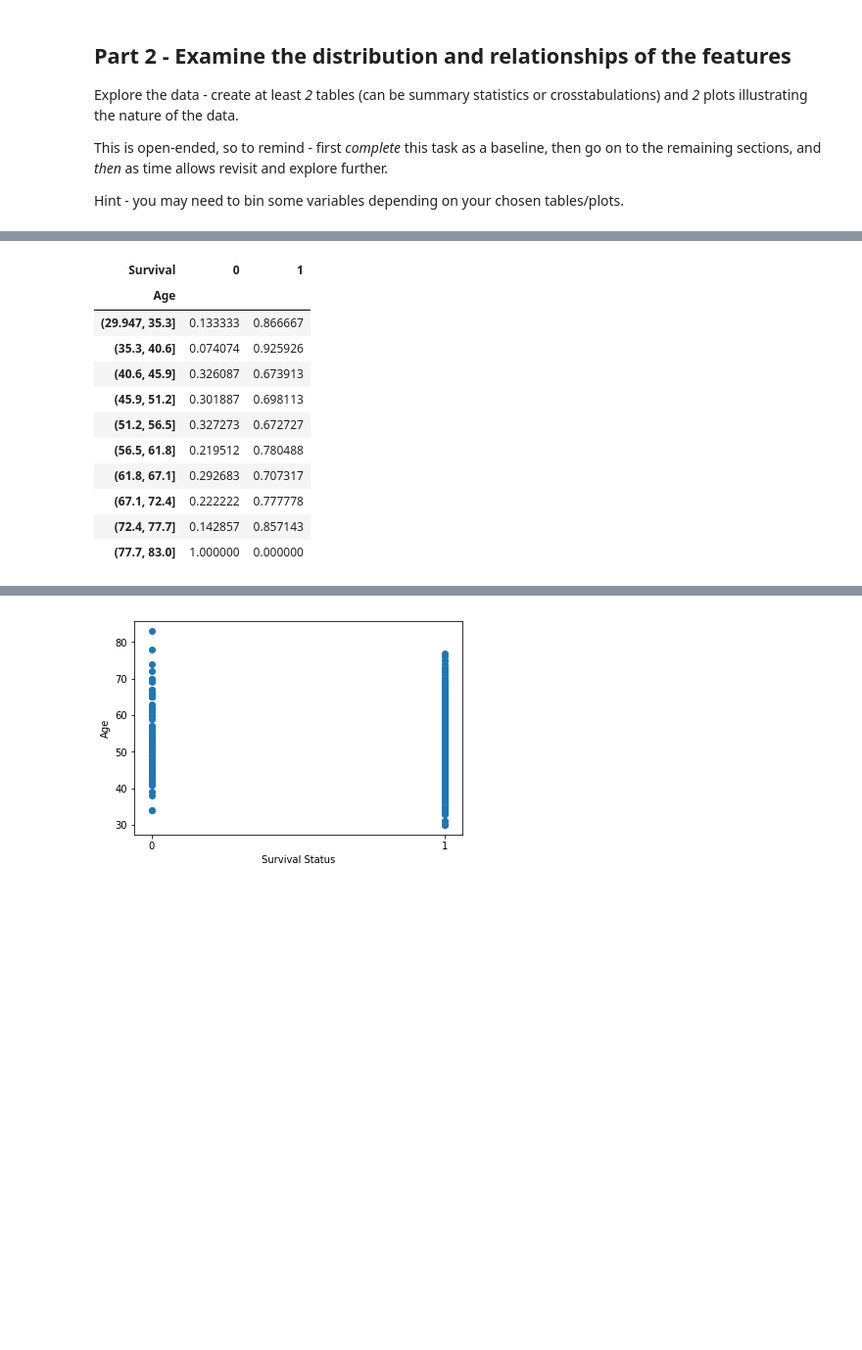
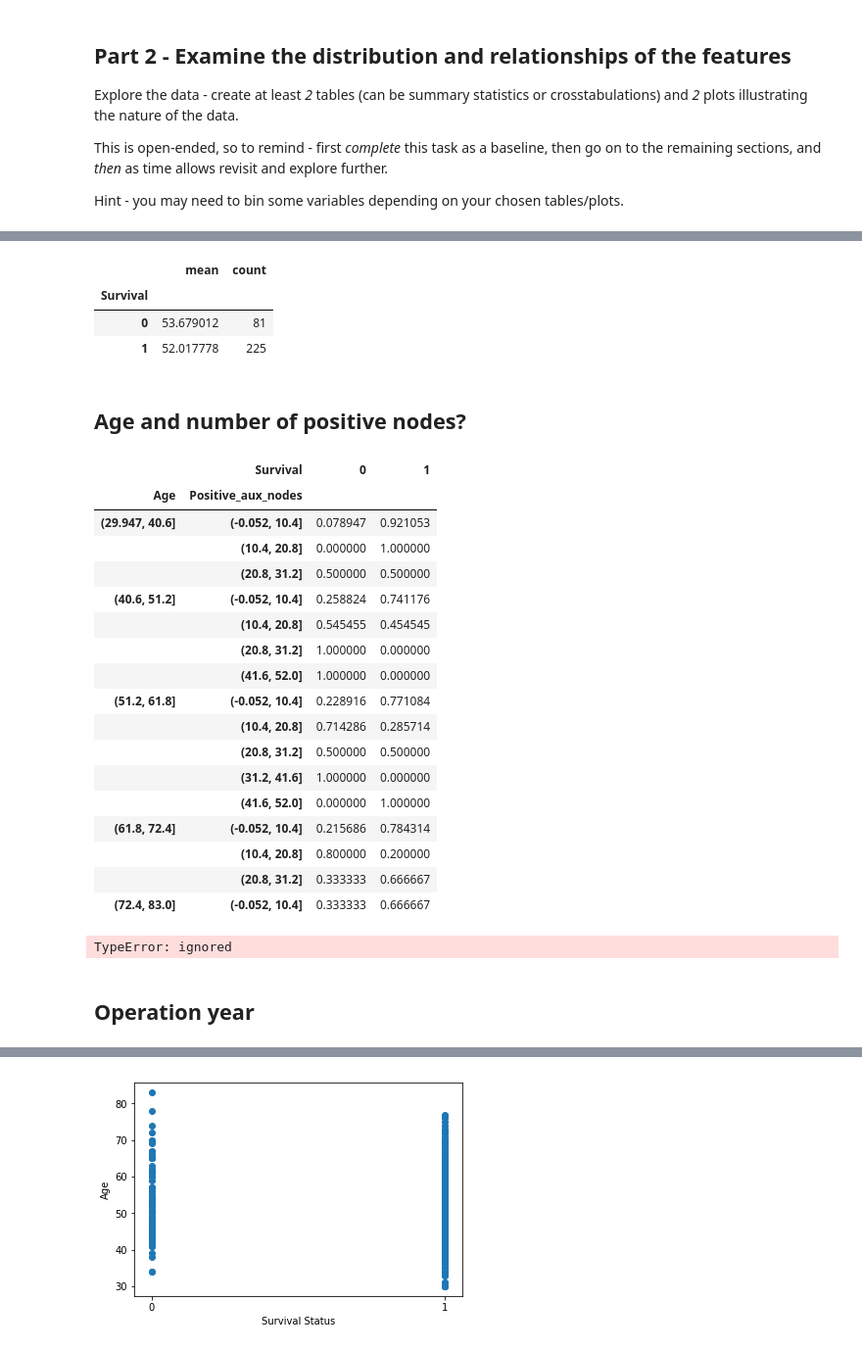
Before and after one commit to ngriggs/DS-Unit-1-Sprint-1-Dealing-With-Data, a Jupyter notebook: DS_Unit_1_Sprint_Challenge_1.ipynb, the cells around one changed output, grey strips where cells are left out. Shown: that part at 98% size. Cells and saved outputs as stored; diff of their text form; code cells hidden in the pictures; blank space fills up the shorter version.

```diff
--- a/DS_Unit_1_Sprint_Challenge_1.ipynb
+++ b/DS_Unit_1_Sprint_Challenge_1.ipynb
@@ -46,7 +46,7 @@ haberman.data       100%[===================>]   3.03K  --.-KB/s    in 0s
 2019-07-20 01:13:42 (339 MB/s) - ‘haberman.data’ saved [3103/3103]
 # %%
 import pandas as pd
-df = pd.read_csv('haberman.data')
+df = pd.read_csv('haberman.data', header=None)
 # %%
 # Let's change the headers to more descriptive titles:
 
@@ -142,18 +202,41 @@ pd.crosstab(aux_bins, df['Survival'], normalize ='index')
+# %%
+# Now lets look at the average age for people with survival status = 1
+
+df.groupby('Survival')['Age'].agg(['mean', 'count'])
+# %% [output]
+|  | mean | count |
+| Survival |  |  |
+| 0 | 53.679012 | 81 |
+| 1 | 52.017778 | 225 |
+# %% [markdown]
+## Age and number of positive nodes?
 # %%
-age_bins = pd.cut(df.Age, 10)
+age_bins2 = pd.cut(df.Age, 5)
 # %%
-pd.crosstab(age_bins, df['Survival'], normalize ='index')
+pd.crosstab(df['Survival'], [age_bins2, aux_bins], normalize ='columns').T
 # %% [output]
-| Survival | 0 | 1 |
-| Age |  |  |
-| (29.947, 35.3] | 0.133333 | 0.866667 |
-| (35.3, 40.6] | 0.074074 | 0.925926 |
-| (40.6, 45.9] | 0.326087 | 0.673913 |
-| (45.9, 51.2] | 0.301887 | 0.698113 |
-| (51.2, 56.5] | 0.327273 | 0.672727 |
-| (56.5, 61.8] | 0.219512 | 0.780488 |
-| (61.8, 67.1] | 0.292683 | 0.707317 |
-| (67.1, 72.4] | 0.222222 | 0.777778 |
-| (72.4, 77.7] | 0.142857 | 0.857143 |
-| (77.7, 83.0] | 1.000000 | 0.000000 |
+|  | Survival | 0 | 1 |
+| Age | Positive_aux_nodes |  |  |
+| (29.947, 40.6] | (-0.052, 10.4] | 0.078947 | 0.921053 |
+|  | (10.4, 20.8] | 0.000000 | 1.000000 |
+|  | (20.8, 31.2] | 0.500000 | 0.500000 |
+| (40.6, 51.2] | (-0.052, 10.4] | 0.258824 | 0.741176 |
+|  | (10.4, 20.8] | 0.545455 | 0.454545 |
+|  | (20.8, 31.2] | 1.000000 | 0.000000 |
+|  | (41.6, 52.0] | 1.000000 | 0.000000 |
+| (51.2, 61.8] | (-0.052, 10.4] | 0.228916 | 0.771084 |
+|  | (10.4, 20.8] | 0.714286 | 0.285714 |
+|  | (20.8, 31.2] | 0.500000 | 0.500000 |
+|  | (31.2, 41.6] | 1.000000 | 0.000000 |
+|  | (41.6, 52.0] | 0.000000 | 1.000000 |
+| (61.8, 72.4] | (-0.052, 10.4] | 0.215686 | 0.784314 |
+|  | (10.4, 20.8] | 0.800000 | 0.200000 |
+|  | (20.8, 31.2] | 0.333333 | 0.666667 |
+| (72.4, 83.0] | (-0.052, 10.4] | 0.333333 | 0.666667 |
+# %%
+pd.crosstab(age_bins, columns=aux_bins)
+# %% [output]
+TypeError: ignored
+# %% [markdown]
+## Operation year
 # %%
```
Also changed, not shown: parts of 22 cells of this notebook.
